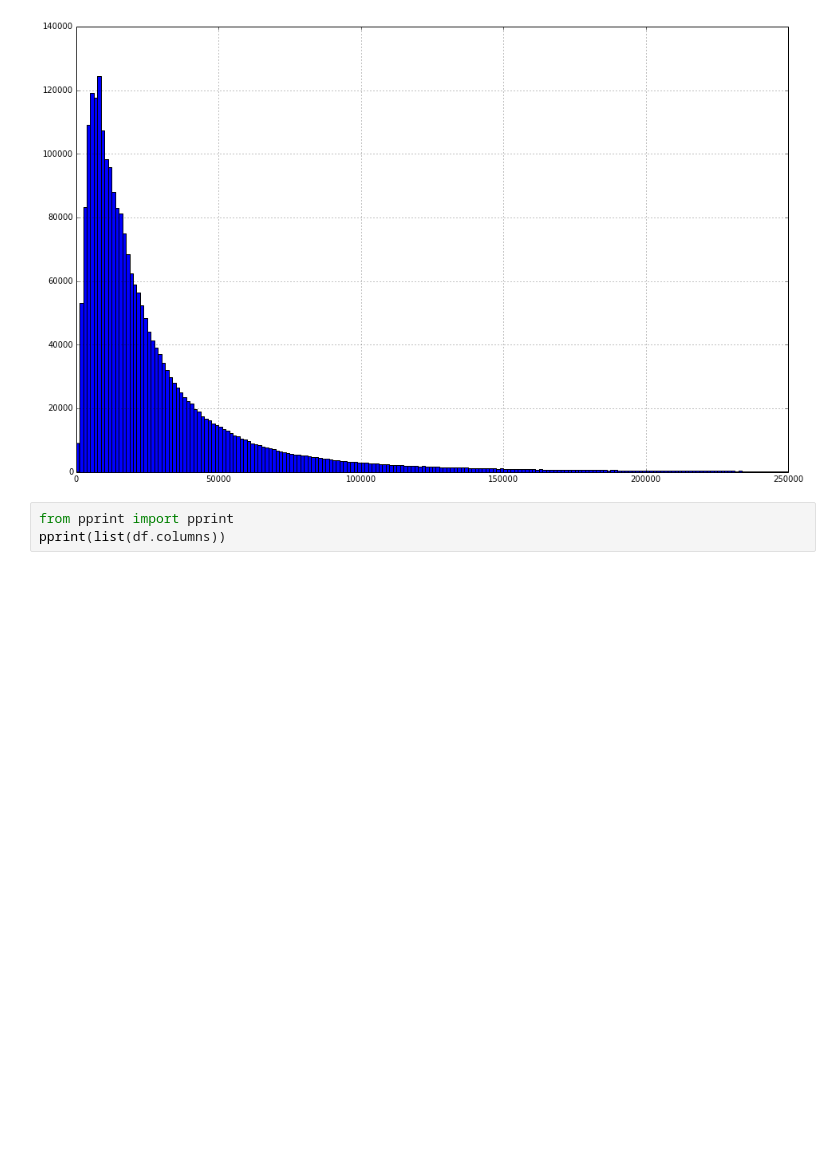
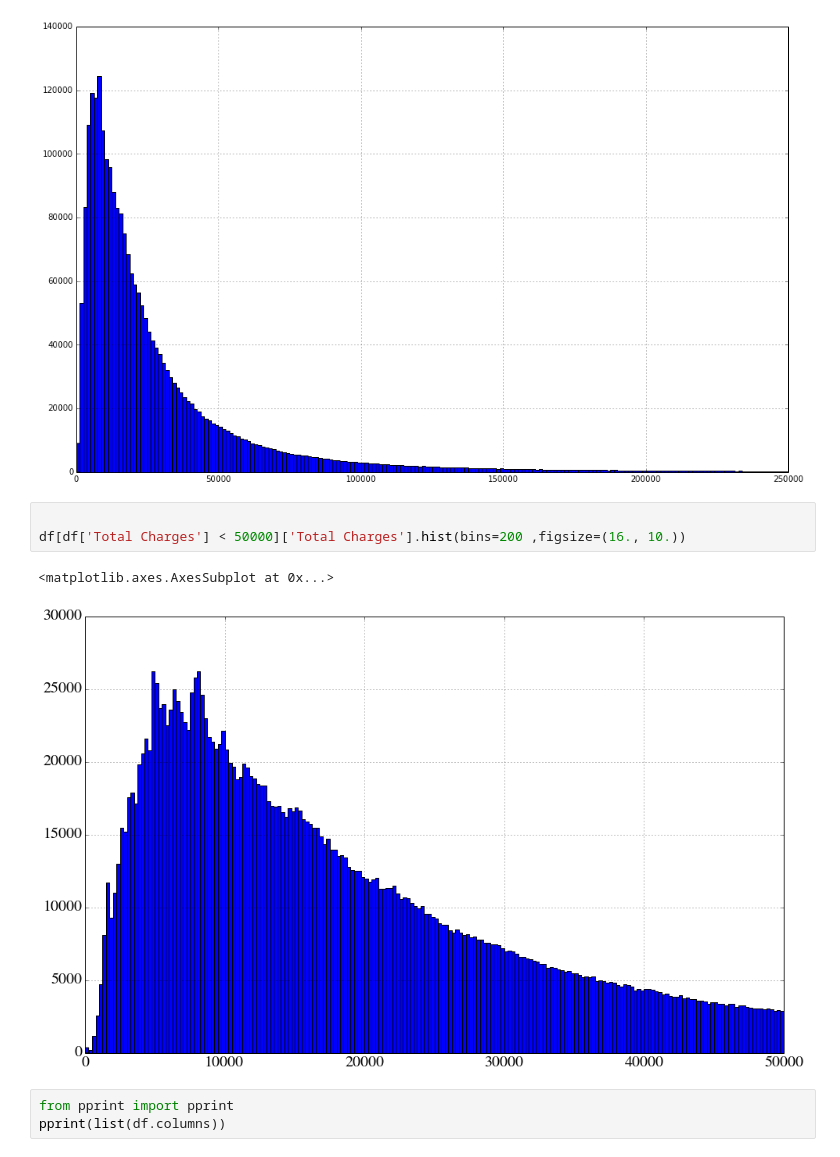
Before and after one commit to SUNY-Albany-CCI/National_Day_of_Civic_Hacking_Albany_2014, a Jupyter notebook: SPARCS.ipynb, the cells around one changed output. Saved outputs shown, nothing was run; the diff lists cells and outputs as text; blank space fills up the shorter version.

```diff
--- a/SPARCS.ipynb
+++ b/SPARCS.ipynb
@@ -22,6 +26,12 @@ df[df['Total Charges'] < 250000]['Total Charges'].hist(bins=200 ,figsize=(16., 1
 # %% [output]
 <matplotlib.axes.AxesSubplot at 0x...>
 [figure]
+# %%
+
+df[df['Total Charges'] < 50000]['Total Charges'].hist(bins=200 ,figsize=(16., 10.))
+# %% [output]
+<matplotlib.axes.AxesSubplot at 0x...>
+[figure, added]
 # %%
 from pprint import pprint
 pprint(list(df.columns))
```
Also changed, not shown: parts of 20 cells of this notebook, 1 other file.
